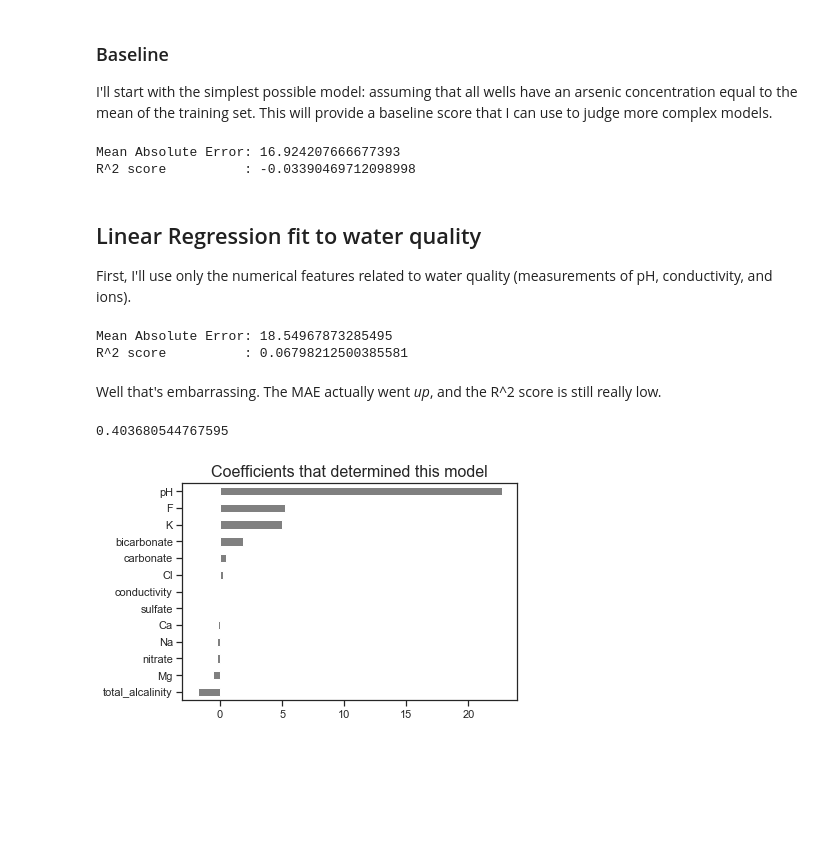
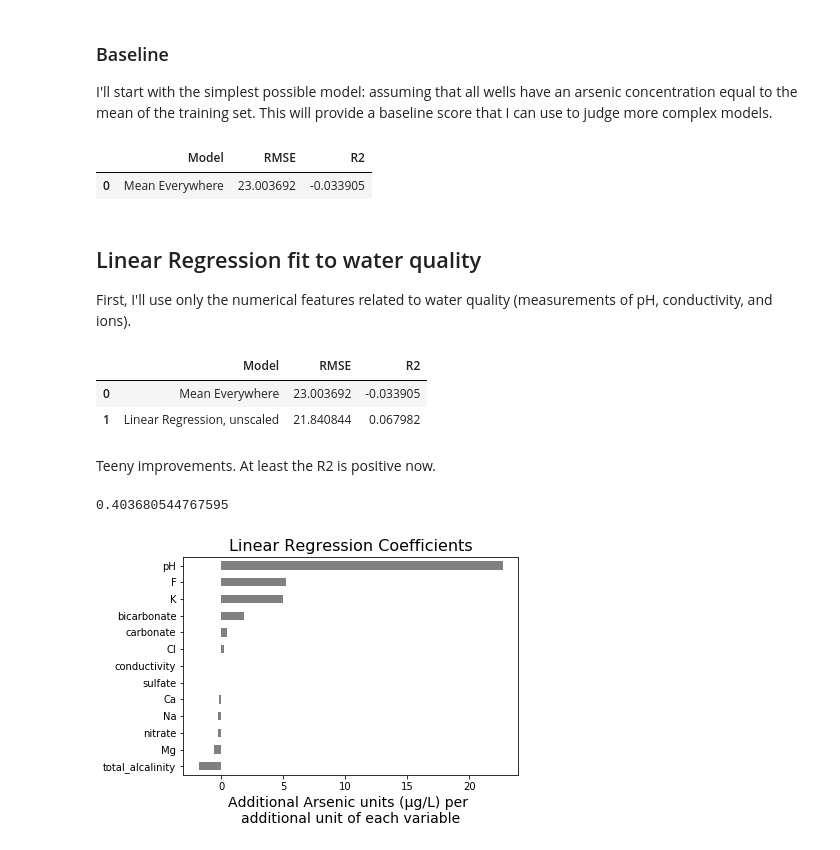
Before and after one commit to LambdaSchool/DS-Unit-2-Sprint-4-Model-Validation, a Jupyter notebook: module-1-begin-modeling-process/LS_DS_241_Begin_modeling_process_Assignment.ipynb, the cells around one changed output. Drawn from its saved outputs; the diff is of its cells as text; code cells hidden in the pictures; blank space fills up the shorter version.

```diff
--- a/module-1-begin-modeling-process/LS_DS_241_Begin_modeling_process_Assignment.ipynb
+++ b/module-1-begin-modeling-process/LS_DS_241_Begin_modeling_process_Assignment.ipynb
@@ -254,10 +260,13 @@ def score_predictions(y_validate, y_pred):
 I'll start with the simplest possible model: assuming that all wells have an arsenic concentration equal to the mean of the training set.  This will provide a baseline score that I can use to judge more complex models.
 # %%
 y_pred = [np.mean(y_train)] * len(y_validate)
-score_predictions(y_validate, y_pred)
+RMSE, R2 = score_predictions(y_validate, y_pred)
+scorecard = scorecard.append({'Model':'Mean Everywhere', 'RMSE':RMSE, 'R2':R2},
+                ignore_index=True)
+scorecard
 # %% [output]
-Mean Absolute Error: 16.924207666677393
-R^2 score          : -0.03390469712098998
+|  | Model | RMSE | R2 |
+| 0 | Mean Everywhere | 23.003692 | -0.033905 |
 # %% [markdown]
 ## Linear Regression fit to water quality
 First, I'll use only the numerical features related to water quality (measurements of pH, conductivity, and ions).
@@ -268,12 +277,17 @@ X_validate_ions = X_validate.drop(columns=['latitude','longitude','water_type','
 model = LinearRegression()
 model.fit(X_train_ions, y_train)
 y_pred = model.predict(X_validate_ions)
-score_predictions(y_validate, y_pred)
+
+RMSE, R2 = score_predictions(y_validate, y_pred)
+scorecard = scorecard.append({'Model':'Linear Regression, unscaled', 'RMSE':RMSE, 'R2':R2},
+                ignore_index=True)
+scorecard
 # %% [output]
-Mean Absolute Error: 18.54967873285495
-R^2 score          : 0.06798212500385581
+|  | Model | RMSE | R2 |
+| 0 | Mean Everywhere | 23.003692 | -0.033905 |
+| 1 | Linear Regression, unscaled | 21.840844 | 0.067982 |
-# %% [markdown]
-Well that's embarrassing.  The MAE actually went *up*, and the R^2 score is still really low.
+# %% [markdown]
+Teeny improvements. At least the R2 is positive now.
 # %%
 # Note that the R^2 score is actually much highe than 0.067 for the
 # training set.  Which shows the importance of good validation.
@@ -283,10 +297,10 @@ model.score(X_train_ions, y_train)
 # %%
 # What coefficients are the most important?
 plt.figure()
-plt.title('Coefficients that determined this model', fontsize=16)
-
+plt.title('Linear Regression Coefficients', fontsize=16)
 coefficients = model.coef_
 feature_names = X_validate_ions.columns
-pd.Series(coefficients, feature_names).sort_values().plot.barh(color='gray');
+ax = pd.Series(coefficients, feature_names).sort_values().plot.barh(color='gray');
+ax.set_xlabel('Additional Arsenic units (µg/L) per \nadditional unit of each variable', fontsize=14);
 # %% [output]
-[figure, old version]
+[figure, new version]
```
Also changed, not shown: parts of 24 cells of this notebook.
